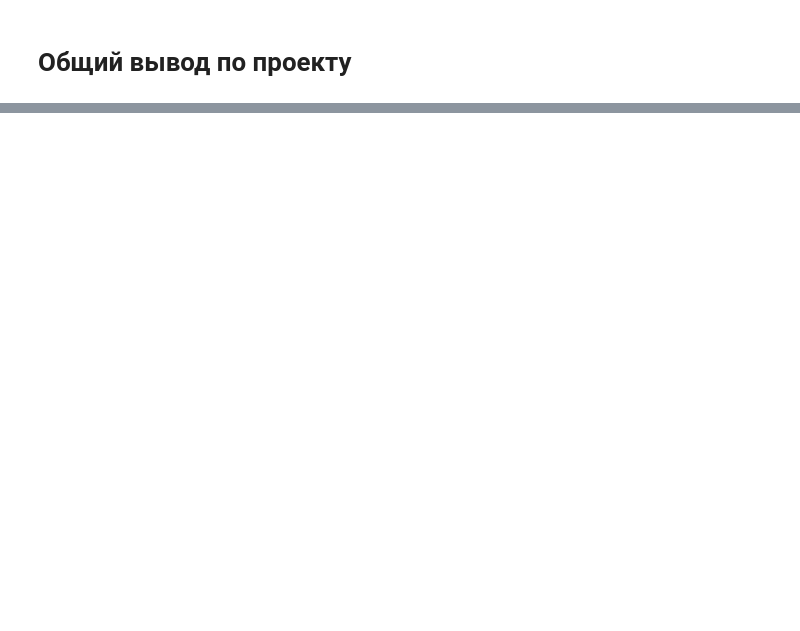
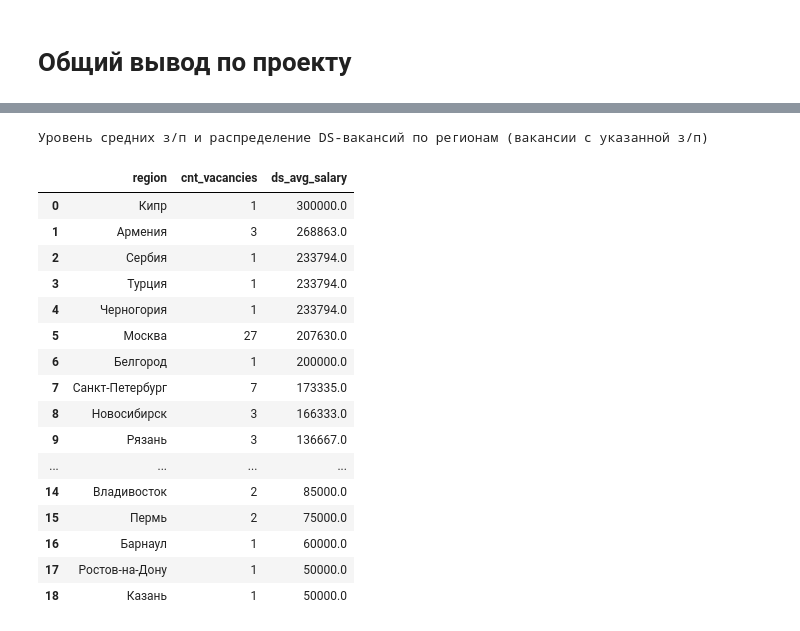
Before and after one commit to ssiarhei115/Vacancies-analysis, a Jupyter notebook: Project_2_template.ipynb, the cells around one changed output, grey strips where cells are left out. Cells and saved outputs as stored; diff of their text form; code cells hidden in the pictures; blank space fills up the shorter version.

```diff
--- a/Project_2_template.ipynb
+++ b/Project_2_template.ipynb
@@ -631,0 +712,55 @@ display(df)
+# %%
+query_tot_2 = f'''
+with ds as (
+    select *
+    from vacancies
+    where
+        (lower(name) like '%data%scientist%' or
+        lower(name) like '%data%science%' or
+        lower(name) like '%исследователь%данных%' or
+        (name like '%ML%' and name not like '%HTML%') or
+        lower(name) like '%machine%learning%' or
+        lower(name) like '%машинн%обучен%')
+),
+ds_salary as (
+    select *,
+        case
+            when (salary_from is not null and salary_to is not null) then (salary_from + salary_to) / 2
+            else coalesce(salary_from, 0) + coalesce(salary_to, 0) end as salary
+    from ds
+    where salary_from is not null or salary_to is not null
+    )
+select
+    a.name region,
+    count(d.id) cnt_vacancies,
+    round(avg(salary)::numeric) ds_avg_salary
+from ds_salary d
+join areas a on a.id = d.area_id
+group by a.name
+order by 3 desc
+'''
+
+df = pd.read_sql(sa.text(query_tot_2), engine)
+engine.dispose()
+
+print(f"Уровень средних з/п и распределение DS-вакансий по регионам (вакансии с указанной з/п)")
+display(df)
+# %% [output]
+Уровень средних з/п и распределение DS-вакансий по регионам (вакансии с указанной з/п)
+|  | region | cnt_vacancies | ds_avg_salary |
+| 0 | Кипр | 1 | 300000.0 |
+| 1 | Армения | 3 | 268863.0 |
+| 2 | Сербия | 1 | 233794.0 |
+| 3 | Турция | 1 | 233794.0 |
+| 4 | Черногория | 1 | 233794.0 |
+| 5 | Москва | 27 | 207630.0 |
+| 6 | Белгород | 1 | 200000.0 |
+| 7 | Санкт-Петербург | 7 | 173335.0 |
+| 8 | Новосибирск | 3 | 166333.0 |
+| 9 | Рязань | 3 | 136667.0 |
+| ... | ... | ... | ... |
+| 14 | Владивосток | 2 | 85000.0 |
+| 15 | Пермь | 2 | 75000.0 |
+| 16 | Барнаул | 1 | 60000.0 |
+| 17 | Ростов-на-Дону | 1 | 50000.0 |
+| 18 | Казань | 1 | 50000.0 |
```
Also changed, not shown: parts of 38 cells of this notebook, 3 other files.
